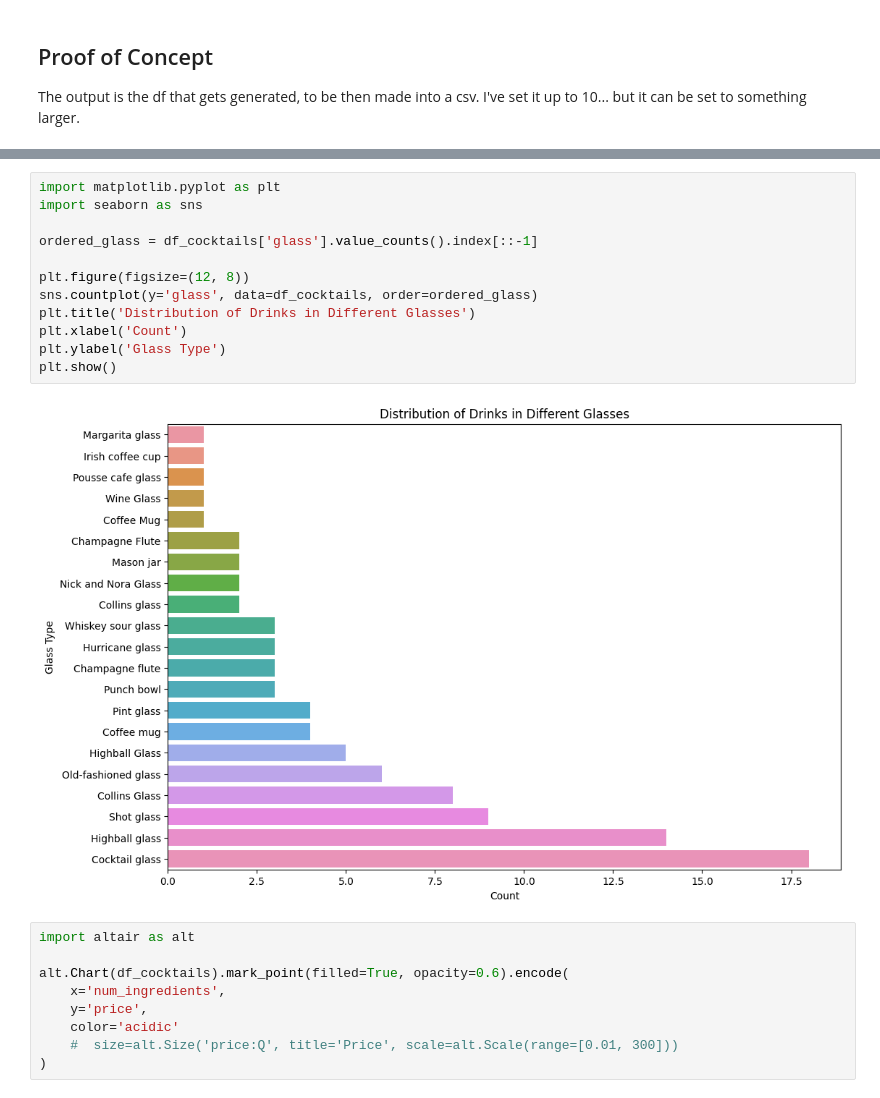
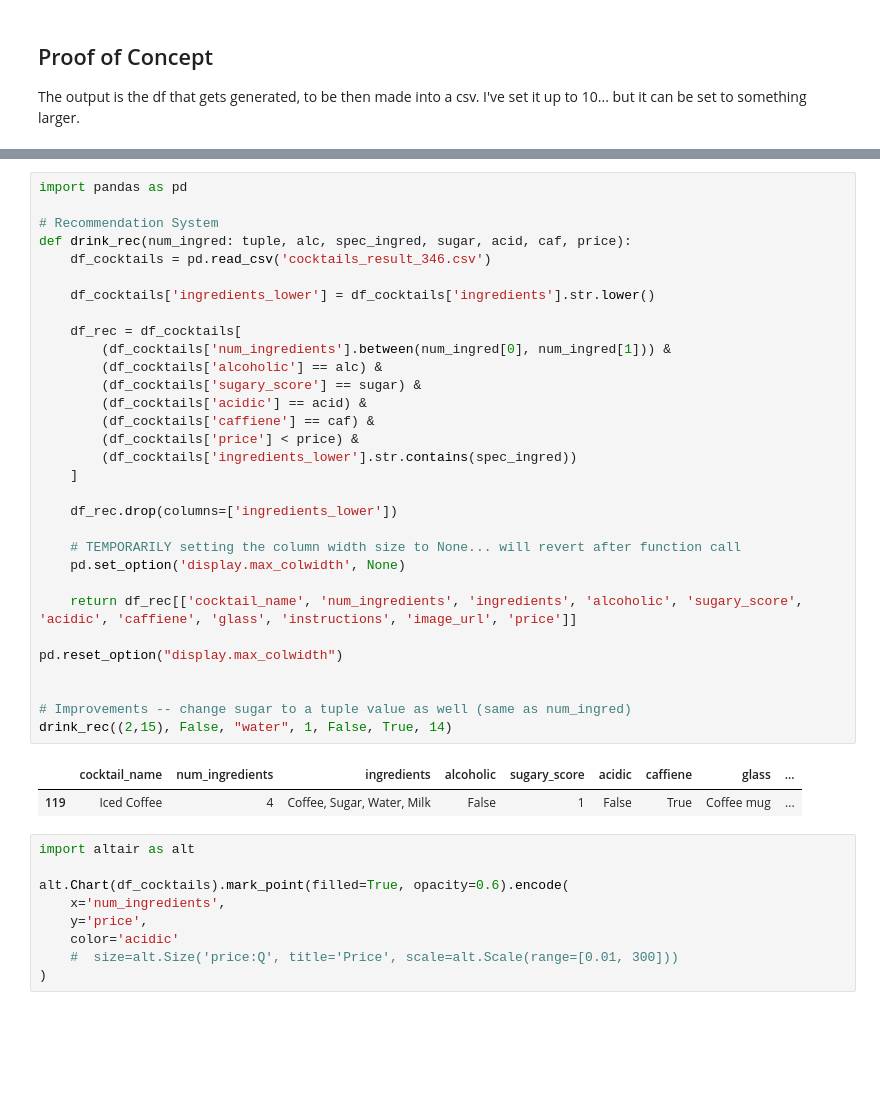
Before and after one commit to andrewsarracini/CocktailDB_API, a Jupyter notebook: CocktailAPI_current.ipynb, the cells around one changed output, grey strips where cells are left out. Cells and saved outputs as stored; diff of their text form; blank space fills up the shorter version.

```diff
--- a/CocktailAPI_current.ipynb
+++ b/CocktailAPI_current.ipynb
@@ -156,17 +189,37 @@ Data saved to c:\Users\andre\Desktop\Personal\CocktailDB_API\cocktails_result.cs
-# %%
-import matplotlib.pyplot as plt
-import seaborn as sns
-
-ordered_glass = df_cocktails['glass'].value_counts().index[::-1]
-
-plt.figure(figsize=(12, 8))
-sns.countplot(y='glass', data=df_cocktails, order=ordered_glass)
-plt.title('Distribution of Drinks in Different Glasses')
-plt.xlabel('Count')
-plt.ylabel('Glass Type')
-plt.show()
-# %% [output]
-[figure, removed]
+# %%
+import pandas as pd
+
+# Recommendation System
+def drink_rec(num_ingred: tuple, alc, spec_ingred, sugar, acid, caf, price):
+    df_cocktails = pd.read_csv('cocktails_result_346.csv')
+
+    df_cocktails['ingredients_lower'] = df_cocktails['ingredients'].str.lower()
+
+    df_rec = df_cocktails[
+        (df_cocktails['num_ingredients'].between(num_ingred[0], num_ingred[1])) &
+        (df_cocktails['alcoholic'] == alc) &
+        (df_cocktails['sugary_score'] == sugar) &
+        (df_cocktails['acidic'] == acid) &
+        (df_cocktails['caffiene'] == caf) &
+        (df_cocktails['price'] < price) &
+        (df_cocktails['ingredients_lower'].str.contains(spec_ingred))
+    ]
+
+    df_rec.drop(columns=['ingredients_lower'])
+
+    # TEMPORARILY setting the column width size to None... will revert after function call
+    pd.set_option('display.max_colwidth', None)
+
+    return df_rec[['cocktail_name', 'num_ingredients', 'ingredients', 'alcoholic', 'sugary_score', 'acidic', 'caffiene', 'glass', 'instructions', 'image_url', 'price']]
+
+pd.reset_option("display.max_colwidth")
+
+
+# Improvements -- change sugar to a tuple value as well (same as num_ingred)
+drink_rec((2,15), False, "water", 1, False, True, 14)
+# %% [output]
+|  | cocktail_name | num_ingredients | ingredients | alcoholic | sugary_score | acidic | caffiene | glass | ... |
+| 119 | Iced Coffee | 4 | Coffee, Sugar, Water, Milk | False | 1 | False | True | Coffee mug | ... |
 # %%
 import altair as alt
 
```
Also changed, not shown: parts of 3 cells of this notebook, 4 other files.
